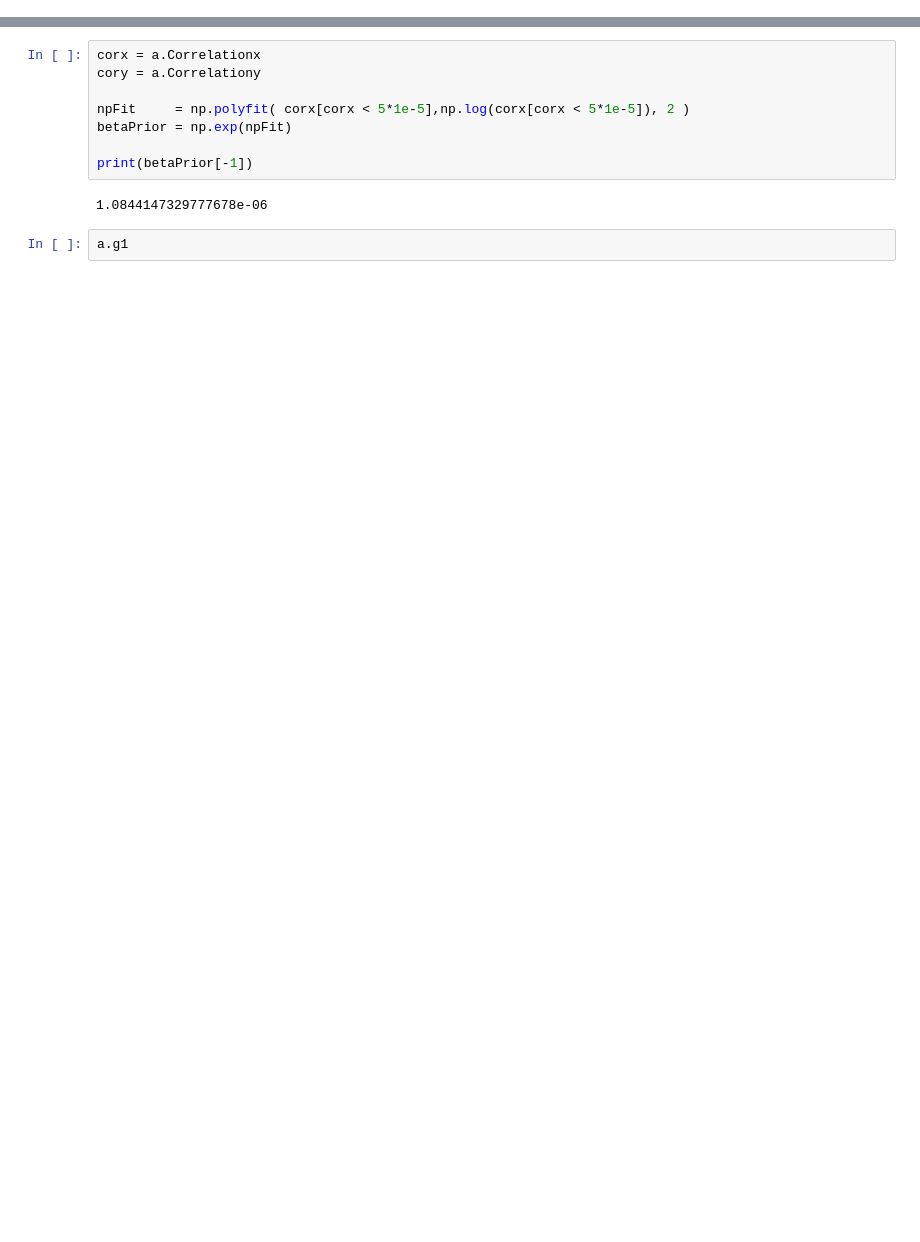
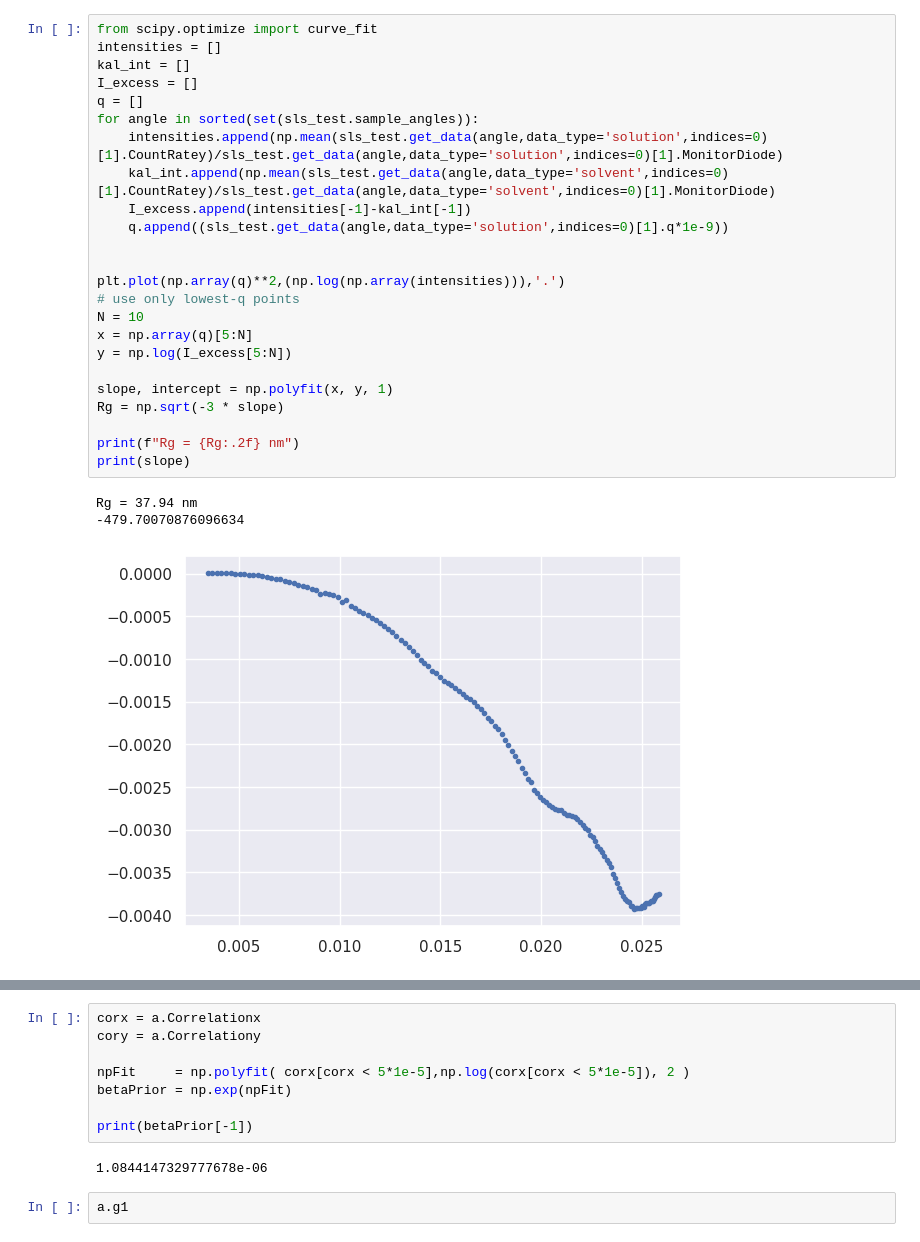
Before and after one commit to thijssnel/dls_sls_technical_internship, a Jupyter notebook: data_analyse.ipynb, the cells around one changed output, grey strips where cells are left out. Saved outputs shown, nothing was run; the diff lists cells and outputs as text; blank space fills up the shorter version.

```diff
--- a/data_analyse.ipynb
+++ b/data_analyse.ipynb
@@ -7,0 +79,28 @@ from read_ASC import dls_sls_analysis
+# %%
+from scipy.optimize import curve_fit
+intensities = []
+kal_int = []
+I_excess = []
+q = []
+for angle in sorted(set(sls_test.sample_angles)):
+    intensities.append(np.mean(sls_test.get_data(angle,data_type='solution',indices=0)[1].CountRatey)/sls_test.get_data(angle,data_type='solution',indices=0)[1].MonitorDiode)
+    kal_int.append(np.mean(sls_test.get_data(angle,data_type='solvent',indices=0)[1].CountRatey)/sls_test.get_data(angle,data_type='solvent',indices=0)[1].MonitorDiode)
+    I_excess.append(intensities[-1]-kal_int[-1])
+    q.append((sls_test.get_data(angle,data_type='solution',indices=0)[1].q*1e-9))
+
+
+plt.plot(np.array(q)**2,(np.log(np.array(intensities))),'.')
+# use only lowest-q points
+N = 10
+x = np.array(q)[5:N]
+y = np.log(I_excess[5:N])
+
+slope, intercept = np.polyfit(x, y, 1)
+Rg = np.sqrt(-3 * slope)
+
+print(f"Rg = {Rg:.2f} nm")
+print(slope)
+# %% [output]
+Rg = 37.94 nm
+-479.70070876096634
+[figure, added]
```
Also changed, not shown: parts of 103 cells of this notebook, 1 other file.
